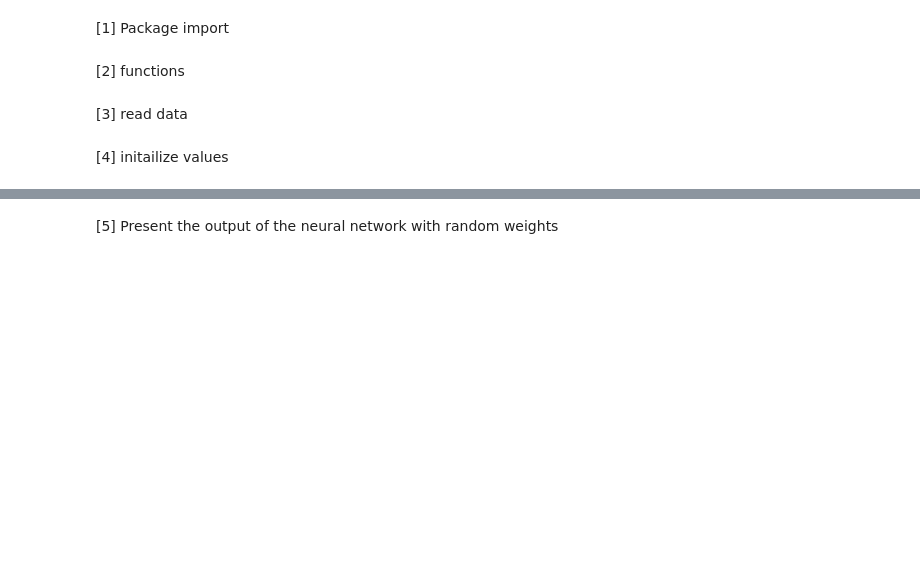
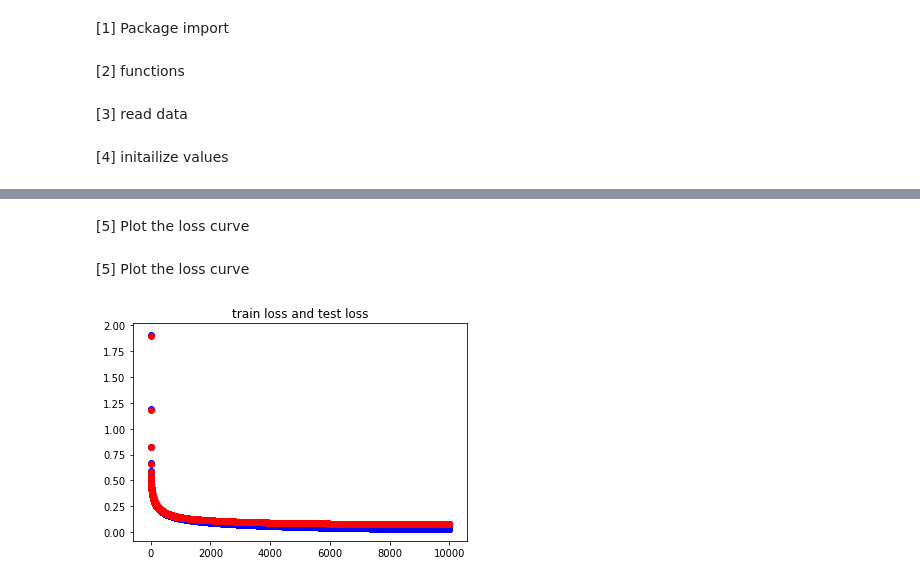
Before and after one commit to wseungjin/class-MachineLearning, a Jupyter notebook: 09/assignment09.ipynb, the cells around one changed output, grey strips where cells are left out. Cells and saved outputs as stored; diff of their text form; code cells hidden in the pictures; blank space fills up the shorter version.

Commit message:
plot all the results

```diff
--- a/09/assignment09.ipynb
+++ b/09/assignment09.ipynb
@@ -88,7 +88,7 @@ testY = testY.T
 [4] initailize values
 # %%
 # Epoch num
-NUM_EPOCH=100000
+NUM_EPOCH=10000
 
 #Array for writing loss, accuracy
 trLossArray=np.zeros((NUM_EPOCH+1,1))
@@ -96,17 +96,17 @@ tLossArray=np.zeros((NUM_EPOCH+1,1))
 trAcArray=np.zeros((NUM_EPOCH+1,1))
 tAcArray=np.zeros((NUM_EPOCH+1,1))
 
-lr=0.001 #learning Rate
+lr=0.2 #learning Rate
 
 #weight
 
-np.random.seed(0)
+# np.random.seed(0)
 
-u=0.01*np.random.randn(196,784)#layer 1 weight (input : input feature)
+u=np.random.randn(196,784)#layer 1 weight (input : input feature)
 
-v=0.01*np.random.randn(49,196)#layer 2 weight (input: w1 output feature)
+v=np.random.randn(49,196)#layer 2 weight (input: w1 output feature)
 
-w=0.01*np.random.randn(10,49)#layer 3  weight (input :w2 output feature)
+w=np.random.randn(10,49)#layer 3  weight (input :w2 output feature)
 
 #bias
 a=np.zeros((1,1))#layer 1  bias
@@ -134,6 +134,7 @@ for epoch in range(NUM_EPOCH+1):
 
     #get train loss
     trloss=-(np.multiply(trainY,np.log(trA3))+np.multiply((1-trainY),np.log(1-trA3)))
+    trloss=np.mean(trloss.T,axis=1)
     trloss=1/trDataNum*np.sum(trloss)
     trLossArray[epoch]=trloss
 
@@ -149,6 +150,7 @@ for epoch in range(NUM_EPOCH+1):
 
     #get test loss
     tloss=-(np.multiply(testY,np.log(tA3))+np.multiply((1-testY),np.log(1-tA3)))
+    tloss=np.mean(tloss.T,axis=1)
     tloss=1/tDataNum*np.sum(tloss)
     tLossArray[epoch]=tloss
 
@@ -186,13 +188,5 @@ for epoch in range(NUM_EPOCH+1):
 
     w=w-lr*dw
     c=c-lr*dc
-
-    #check the data per epoch 50
-    if epoch%100==0:
-        print("epoch :" + str(epoch+1))
-        print("train loss :  " +np.array2string(trloss))
-        print("test loss :  " +np.array2string(tloss))
-        print("train accuracy :  " +np.array2string(trAccuracy))
-        print("test accuracy :  " +np.array2string(tAccuracy))
 # %% [output]
 epoch :1
@@ -215,2 +209,2 @@ test accuracy :  0.11225
-# %% [markdown]
-[5] Present the output of the neural network with random weights
+# %% [markdown]
+[5] Plot the loss curve
@@ -216,0 +271,9 @@ test accuracy :  0.11225
+# %% [markdown]
+[5] Plot the loss curve
+# %%
+plt.title("train loss and test loss")
+plt.scatter(x_,trLossArray ,c="b",)#train loss
+plt.scatter(x_,tLossArray ,c="r")#test loss
+plt.show()
+# %% [output]
+[figure, added]
```
Also changed, not shown: parts of 10 cells of this notebook, 1 other file.
